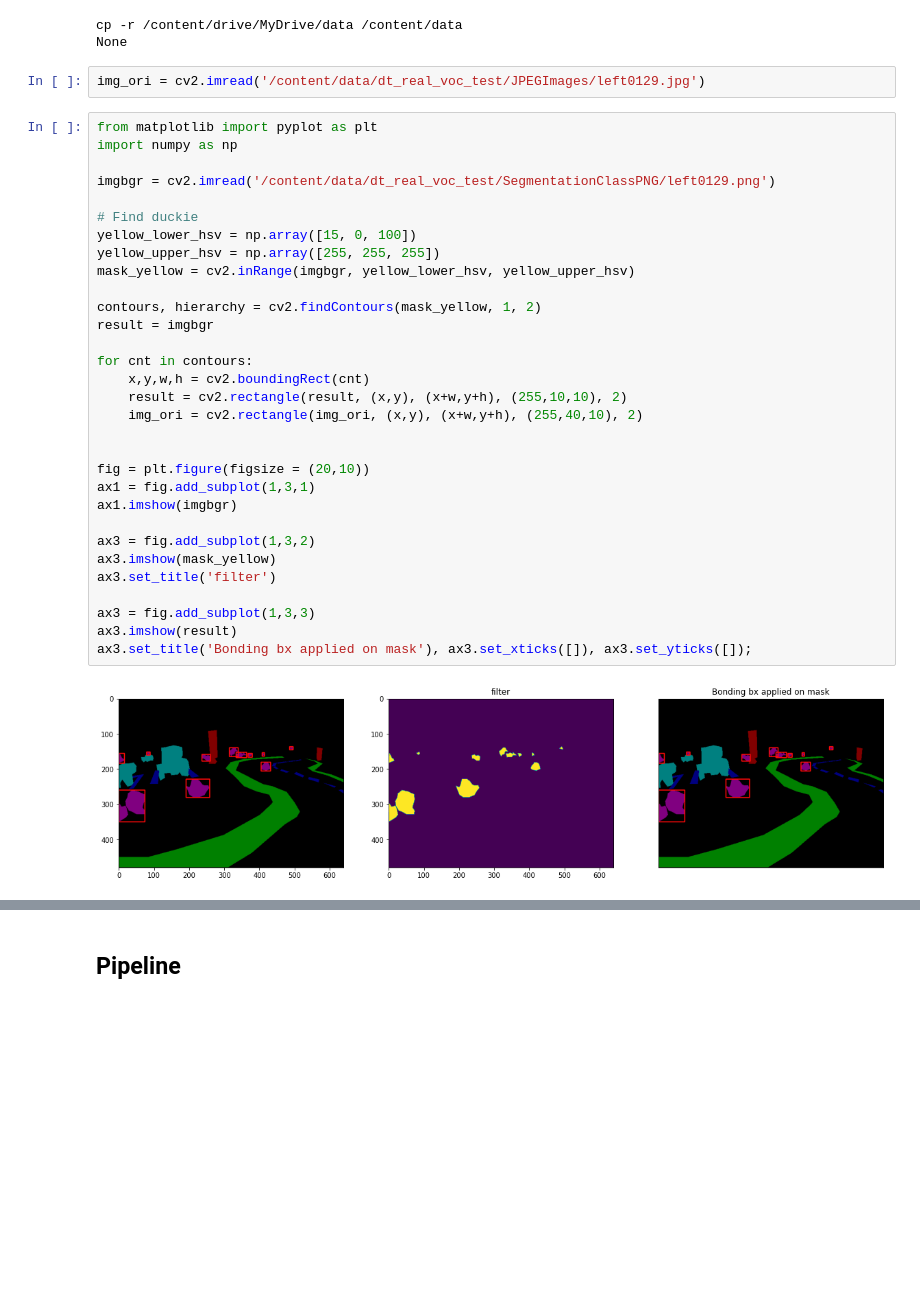
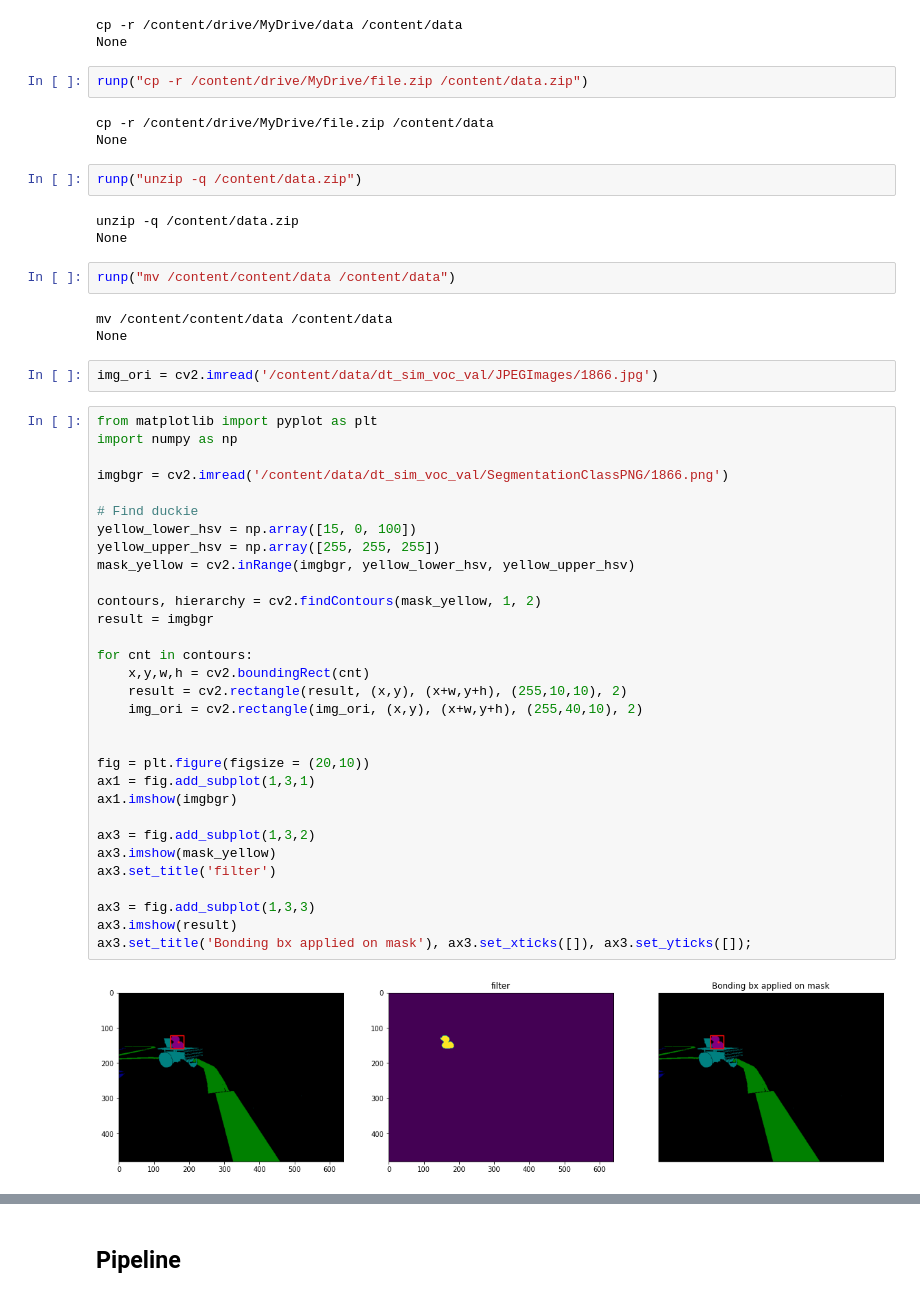
Before and after one commit to guthi1/mooc-exercises, a Jupyter notebook: project/solution/dev/dataset_converter.ipynb, the cells around one changed output, grey strips where cells are left out. Cells and saved outputs as stored; diff of their text form; blank space fills up the shorter version.

```diff
--- a/project/solution/dev/dataset_converter.ipynb
+++ b/project/solution/dev/dataset_converter.ipynb
@@ -50,39 +50,54 @@ runp("cp -r /content/drive/MyDrive/data /content/data")
 # %% [output]
 cp -r /content/drive/MyDrive/data /content/data
 None
+# %%
+runp("cp -r /content/drive/MyDrive/file.zip /content/data.zip")
+# %% [output]
+cp -r /content/drive/MyDrive/file.zip /content/data
+None
+# %%
+runp("unzip -q /content/data.zip")
+# %% [output]
+unzip -q /content/data.zip
+None
+# %%
+runp("mv /content/content/data /content/data")
+# %% [output]
+mv /content/content/data /content/data
+None
 # %%
-img_ori = cv2.imread('/content/data/dt_real_voc_test/JPEGImages/left0129.jpg')
+img_ori = cv2.imread('/content/data/dt_sim_voc_val/JPEGImages/1866.jpg')
 # %%
 from matplotlib import pyplot as plt
 import numpy as np
 
-imgbgr = cv2.imread('/content/data/dt_real_voc_test/SegmentationClassPNG/left0129.png')
+imgbgr = cv2.imread('/content/data/dt_sim_voc_val/SegmentationClassPNG/1866.png')
 
 # Find duckie
 yellow_lower_hsv = np.array([15, 0, 100])
 yellow_upper_hsv = np.array([255, 255, 255])
 mask_yellow = cv2.inRange(imgbgr, yellow_lower_hsv, yellow_upper_hsv)
 
 contours, hierarchy = cv2.findContours(mask_yellow, 1, 2)
 result = imgbgr
 
 for cnt in contours:
     x,y,w,h = cv2.boundingRect(cnt)
     result = cv2.rectangle(result, (x,y), (x+w,y+h), (255,10,10), 2)
     img_ori = cv2.rectangle(img_ori, (x,y), (x+w,y+h), (255,40,10), 2)
 
 
 fig = plt.figure(figsize = (20,10))
 ax1 = fig.add_subplot(1,3,1)
 ax1.imshow(imgbgr)
 
 ax3 = fig.add_subplot(1,3,2)
 ax3.imshow(mask_yellow)
 ax3.set_title('filter')
 
 ax3 = fig.add_subplot(1,3,3)
 ax3.imshow(result)
 ax3.set_title('Bonding bx applied on mask'), ax3.set_xticks([]), ax3.set_yticks([]);
 # %% [output]
-[figure, old version]
+[figure, new version]
 # %%
```
Also changed, not shown: parts of 12 cells of this notebook.
